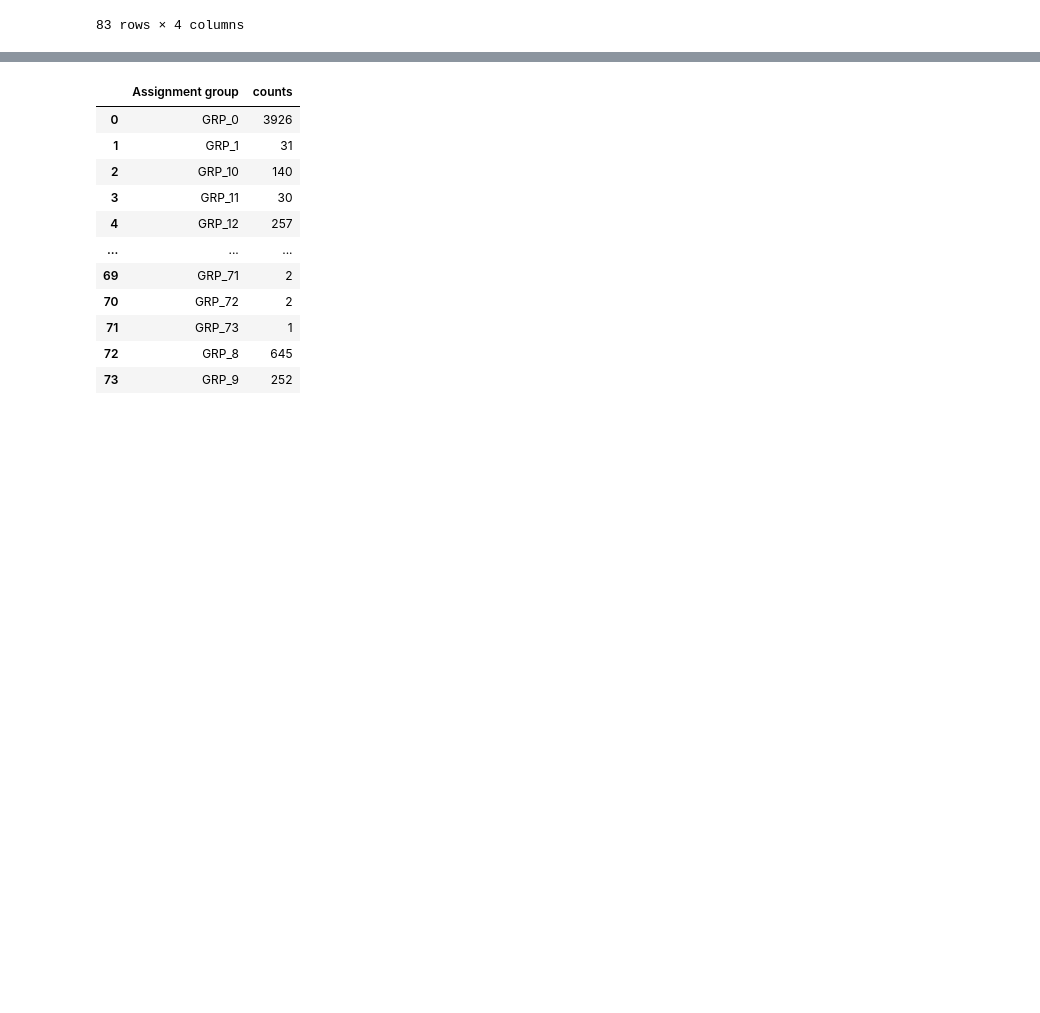
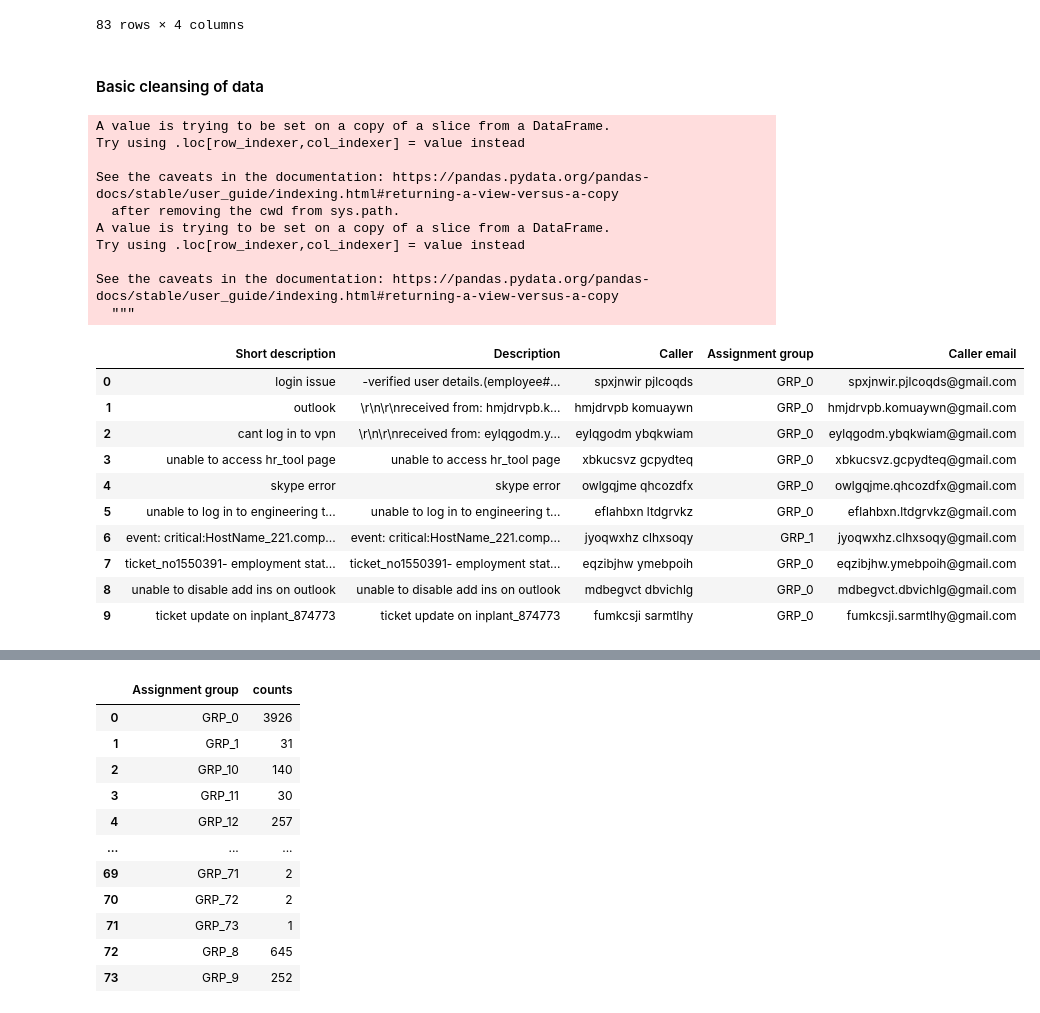
Before and after one commit to arvind2047/gl_capstone, a Jupyter notebook: GL_AIML_Capstone_Sep2020.ipynb, the cells around one changed output, grey strips where cells are left out. Drawn from its saved outputs; the diff is of its cells as text; code cells hidden in the pictures; blank space fills up the shorter version.

```diff
--- a/GL_AIML_Capstone_Sep2020.ipynb
+++ b/GL_AIML_Capstone_Sep2020.ipynb
@@ -179,3 +179,34 @@ duplicateRowsDF
 # %%
 # Remove Duplicates
 incidents_upd = incidents.drop_duplicates(['Short description', 'Description', 'Caller', 'Assignment group'])
+# %% [markdown]
+#### Basic cleansing of data
+# %%
+# before removing caller we can see that similar string is present in description, we can clean decription first
+
+
+incidents_upd['Caller email'] = incidents_upd.apply(lambda x: x['Caller'].replace(' ', '.'), axis=1)
+incidents_upd['Caller email'] = incidents_upd.apply(lambda x: x['Caller email'] + '@gmail.com', axis=1)
+incidents_upd.head(10)
+# %% [output]
+A value is trying to be set on a copy of a slice from a DataFrame.
+Try using .loc[row_indexer,col_indexer] = value instead
+
+See the caveats in the documentation: https://pandas.pydata.org/pandas-docs/stable/user_guide/indexing.html#returning-a-view-versus-a-copy
+  after removing the cwd from sys.path.
+A value is trying to be set on a copy of a slice from a DataFrame.
+Try using .loc[row_indexer,col_indexer] = value instead
+
+See the caveats in the documentation: https://pandas.pydata.org/pandas-docs/stable/user_guide/indexing.html#returning-a-view-versus-a-copy
+  """
+|  | Short description | Description | Caller | Assignment group | Caller email |
+| 0 | login issue | -verified user details.(employee#... | spxjnwir pjlcoqds | GRP_0 | spxjnwir.pjlcoqds@gmail.com |
+| 1 | outlook | \r\n\r\nreceived from: hmjdrvpb.k... | hmjdrvpb komuaywn | GRP_0 | hmjdrvpb.komuaywn@gmail.com |
+| 2 | cant log in to vpn | \r\n\r\nreceived from: eylqgodm.y... | eylqgodm ybqkwiam | GRP_0 | eylqgodm.ybqkwiam@gmail.com |
+| 3 | unable to access hr_tool page | unable to access hr_tool page | xbkucsvz gcpydteq | GRP_0 | xbkucsvz.gcpydteq@gmail.com |
+| 4 | skype error | skype error | owlgqjme qhcozdfx | GRP_0 | owlgqjme.qhcozdfx@gmail.com |
+| 5 | unable to log in to engineering t... | unable to log in to engineering t... | eflahbxn ltdgrvkz | GRP_0 | eflahbxn.ltdgrvkz@gmail.com |
+| 6 | event: critical:HostName_221.comp... | event: critical:HostName_221.comp... | jyoqwxhz clhxsoqy | GRP_1 | jyoqwxhz.clhxsoqy@gmail.com |
+| 7 | ticket_no1550391- employment stat... | ticket_no1550391- employment stat... | eqzibjhw ymebpoih | GRP_0 | eqzibjhw.ymebpoih@gmail.com |
+| 8 | unable to disable add ins on outlook | unable to disable add ins on outlook | mdbegvct dbvichlg | GRP_0 | mdbegvct.dbvichlg@gmail.com |
+| 9 | ticket update on inplant_874773 | ticket update on inplant_874773 | fumkcsji sarmtlhy | GRP_0 | fumkcsji.sarmtlhy@gmail.com |
```
Also changed, not shown: parts of 38 cells of this notebook.
